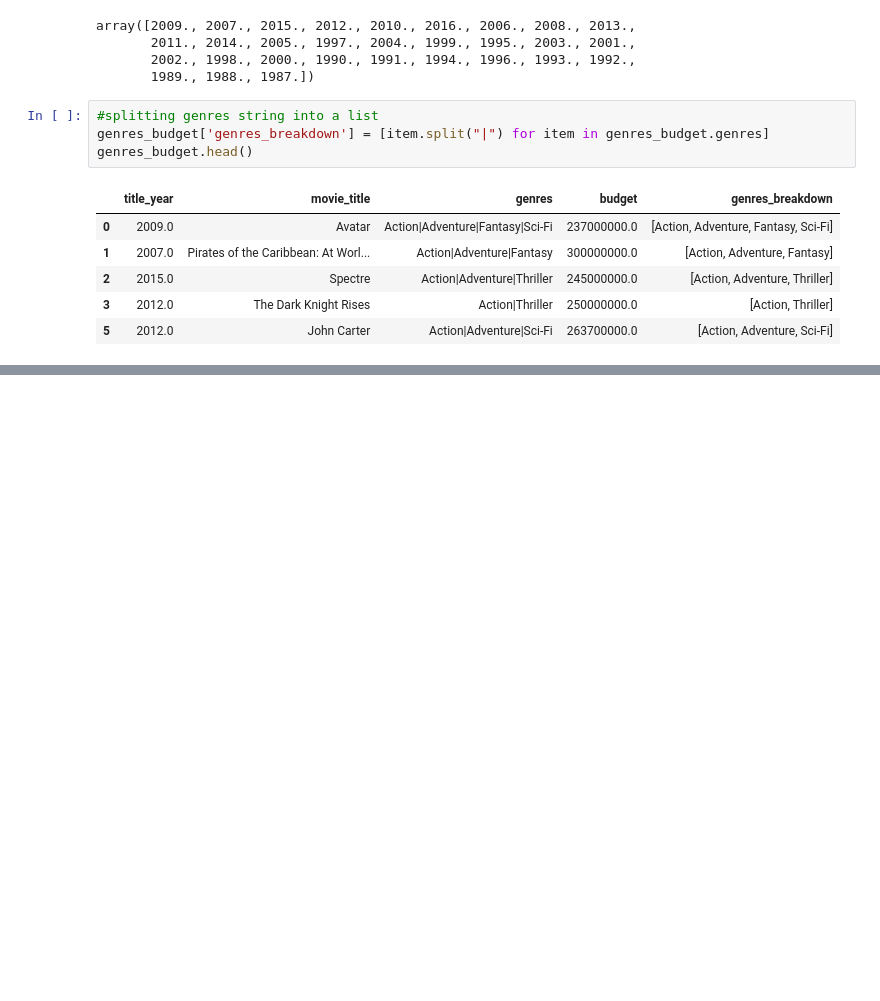
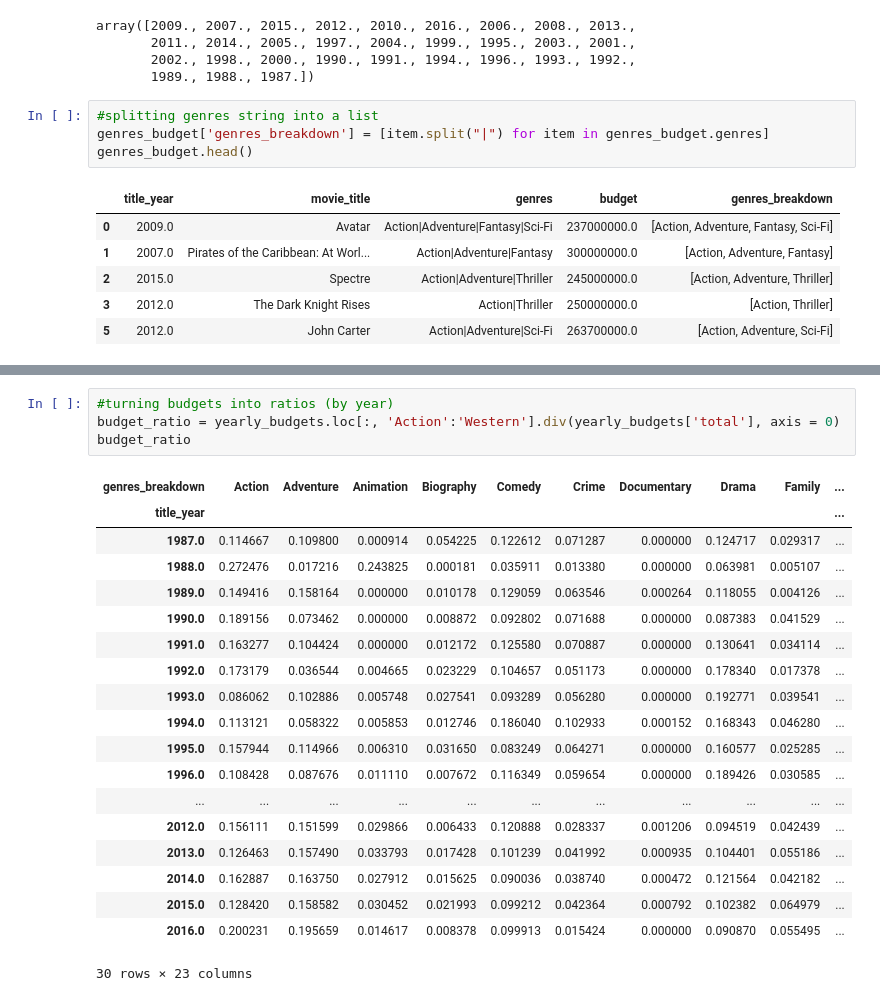
Before and after one commit to juyeki/Stats131_FinalProject, a Jupyter notebook: Exploratory Analysis - Project.ipynb, the cells around one changed output, grey strips where cells are left out. Cells and saved outputs as stored; diff of their text form; blank space fills up the shorter version.

```diff
--- a/Exploratory Analysis - Project.ipynb
+++ b/Exploratory Analysis - Project.ipynb
@@ -163,0 +146,24 @@ yearly_budgets
+# %%
+#turning budgets into ratios (by year)
+budget_ratio = yearly_budgets.loc[:, 'Action':'Western'].div(yearly_budgets['total'], axis = 0)
+budget_ratio
+# %% [output]
+| genres_breakdown | Action | Adventure | Animation | Biography | Comedy | Crime | Documentary | Drama | Family | ... |
+| title_year |  |  |  |  |  |  |  |  |  | ... |
+| 1987.0 | 0.114667 | 0.109800 | 0.000914 | 0.054225 | 0.122612 | 0.071287 | 0.000000 | 0.124717 | 0.029317 | ... |
+| 1988.0 | 0.272476 | 0.017216 | 0.243825 | 0.000181 | 0.035911 | 0.013380 | 0.000000 | 0.063981 | 0.005107 | ... |
+| 1989.0 | 0.149416 | 0.158164 | 0.000000 | 0.010178 | 0.129059 | 0.063546 | 0.000264 | 0.118055 | 0.004126 | ... |
+| 1990.0 | 0.189156 | 0.073462 | 0.000000 | 0.008872 | 0.092802 | 0.071688 | 0.000000 | 0.087383 | 0.041529 | ... |
+| 1991.0 | 0.163277 | 0.104424 | 0.000000 | 0.012172 | 0.125580 | 0.070887 | 0.000000 | 0.130641 | 0.034114 | ... |
+| 1992.0 | 0.173179 | 0.036544 | 0.004665 | 0.023229 | 0.104657 | 0.051173 | 0.000000 | 0.178340 | 0.017378 | ... |
+| 1993.0 | 0.086062 | 0.102886 | 0.005748 | 0.027541 | 0.093289 | 0.056280 | 0.000000 | 0.192771 | 0.039541 | ... |
+| 1994.0 | 0.113121 | 0.058322 | 0.005853 | 0.012746 | 0.186040 | 0.102933 | 0.000152 | 0.168343 | 0.046280 | ... |
+| 1995.0 | 0.157944 | 0.114966 | 0.006310 | 0.031650 | 0.083249 | 0.064271 | 0.000000 | 0.160577 | 0.025285 | ... |
+| 1996.0 | 0.108428 | 0.087676 | 0.011110 | 0.007672 | 0.116349 | 0.059654 | 0.000000 | 0.189426 | 0.030585 | ... |
+| ... | ... | ... | ... | ... | ... | ... | ... | ... | ... | ... |
+| 2012.0 | 0.156111 | 0.151599 | 0.029866 | 0.006433 | 0.120888 | 0.028337 | 0.001206 | 0.094519 | 0.042439 | ... |
+| 2013.0 | 0.126463 | 0.157490 | 0.033793 | 0.017428 | 0.101239 | 0.041992 | 0.000935 | 0.104401 | 0.055186 | ... |
+| 2014.0 | 0.162887 | 0.163750 | 0.027912 | 0.015625 | 0.090036 | 0.038740 | 0.000472 | 0.121564 | 0.042182 | ... |
+| 2015.0 | 0.128420 | 0.158582 | 0.030452 | 0.021993 | 0.099212 | 0.042364 | 0.000792 | 0.102382 | 0.064979 | ... |
+| 2016.0 | 0.200231 | 0.195659 | 0.014617 | 0.008378 | 0.099913 | 0.015424 | 0.000000 | 0.090870 | 0.055495 | ... |
+30 rows × 23 columns
```
Also changed, not shown: parts of 5 cells of this notebook.
